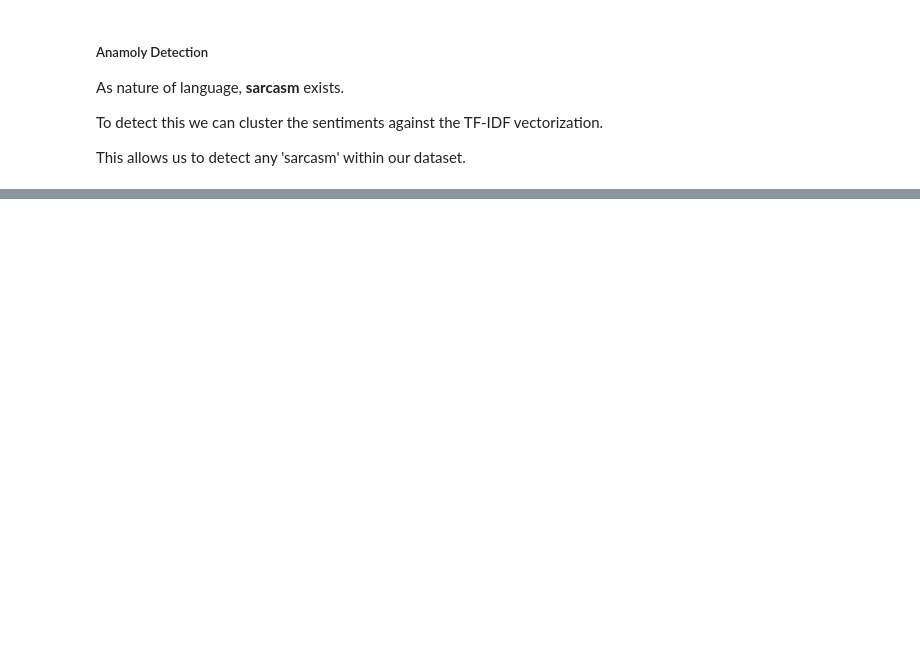
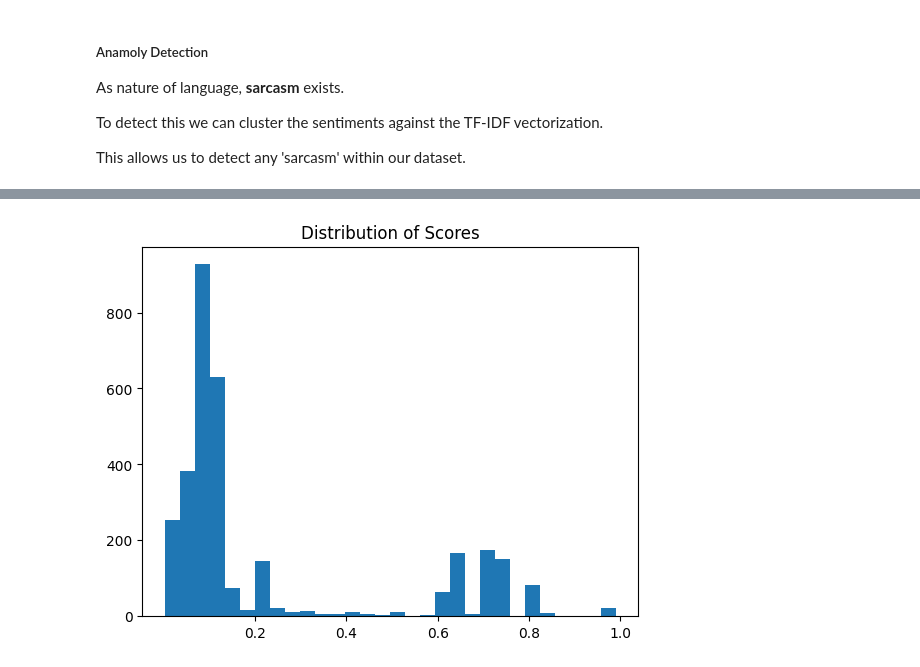
Before and after one commit to stupidbutsmart/DELE-CA1, a Jupyter notebook: RNN.ipynb, the cells around one changed output, grey strips where cells are left out. Saved outputs shown, nothing was run; the diff lists cells and outputs as text; code cells hidden in the pictures; blank space fills up the shorter version.

```diff
--- a/RNN.ipynb
+++ b/RNN.ipynb
@@ -498,0 +837,2 @@ def get_clauses(df):
+# %%
+adjective_list_dict = dict(zip(adjective_list['Review'].str.lower() , adjective_list['Score']))
@@ -539,0 +880,2 @@ large_review_df_english = pd.read_csv(os.path.join('stored_data' , 'cleaned_data
+# %%
+artificial_reviews = artificial_review_creation(adjective_list_dict)
@@ -539,0 +898,8 @@ large_review_df_english = pd.read_csv(os.path.join('stored_data' , 'cleaned_data
+# %%
+# Now we can combine everything together and drop any duplicated rows
+train_data_df = pd.concat([
+  augmentable_df,
+  adjective_list[['Review' , 'Score']] ,
+  additional_data_english,
+  artificial_reviews
+] , ignore_index=True)
@@ -539,0 +922,8 @@ large_review_df_english = pd.read_csv(os.path.join('stored_data' , 'cleaned_data
+# %%
+# Checking data proportion
+plt.hist(train_data_df['Score'], bins=30)
+plt.title('Distribution of Scores')
+plt.xticks(np.arange(0.2 , 1.2 , 0.2))
+plt.show()
+# %% [output]
+[figure, added]
```
Also changed, not shown: parts of 116 cells of this notebook, 44 other files.
